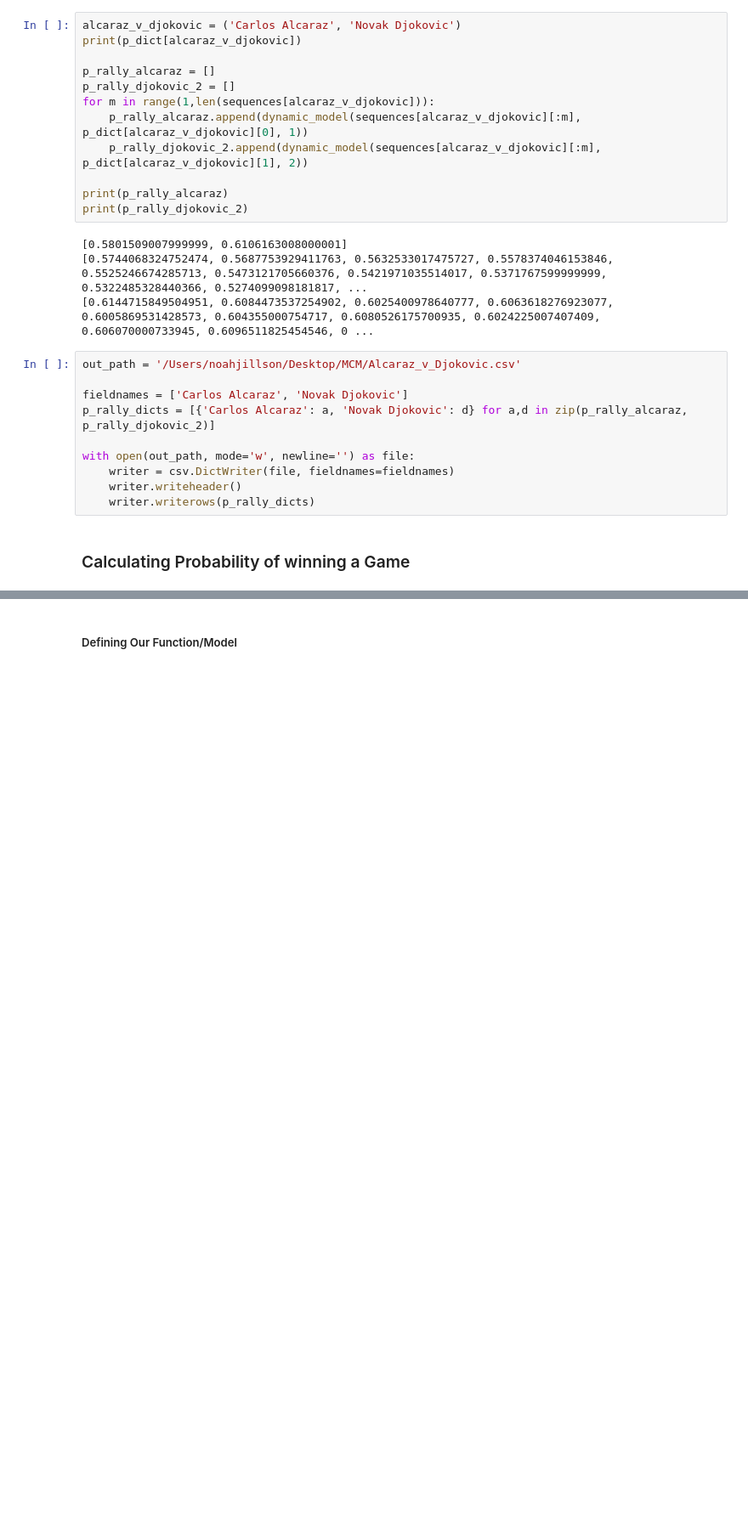
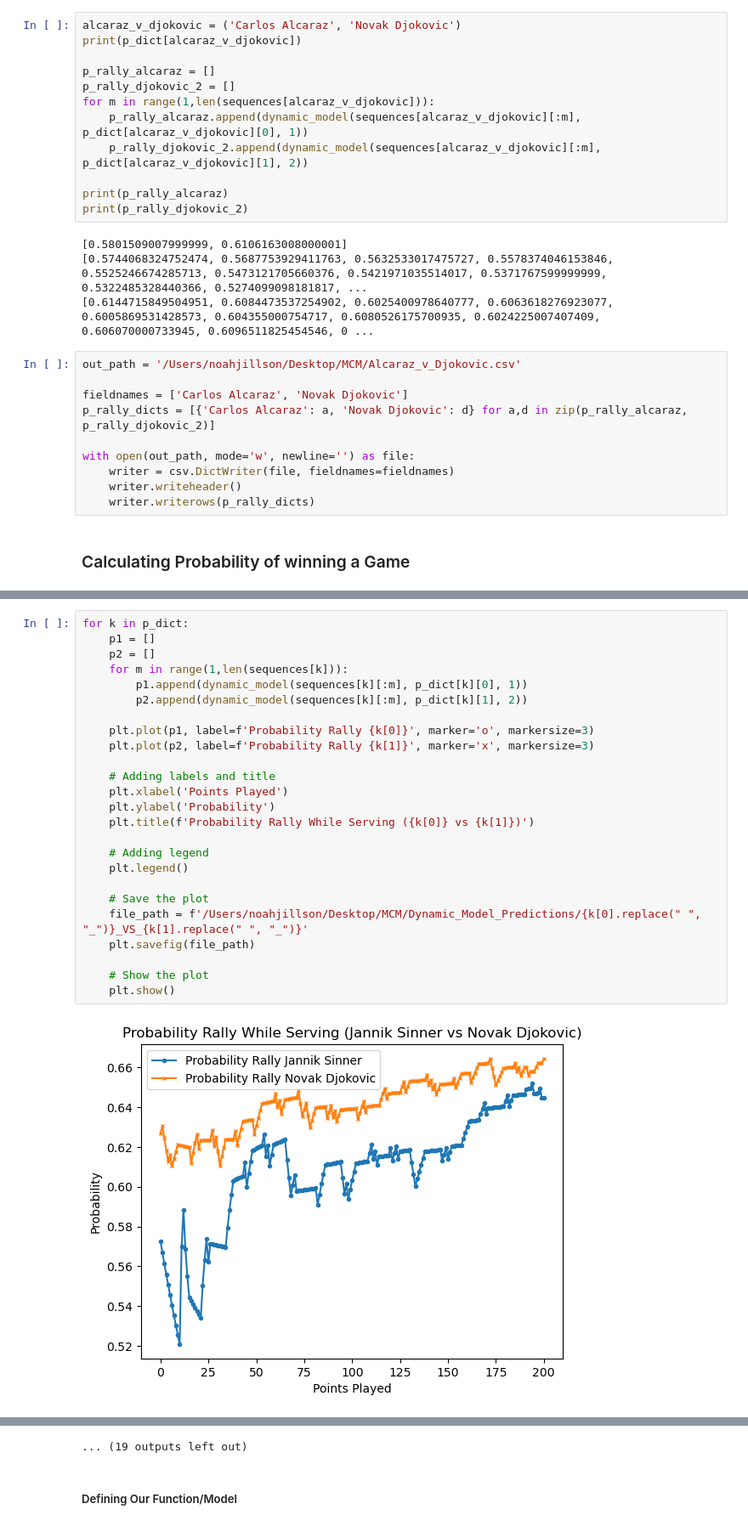
Before and after one commit to noahjillson/MCM-COMAP-Competition, a Jupyter notebook: dynamic_model.ipynb, the cells around one changed output, grey strips where cells are left out. Shown at 85% size. Saved outputs shown, nothing was run; the diff lists cells and outputs as text; blank space fills up the shorter version.

```diff
--- a/dynamic_model.ipynb
+++ b/dynamic_model.ipynb
@@ -154,0 +155,27 @@ plt.show()
+# %%
+for k in p_dict:
+    p1 = []
+    p2 = []
+    for m in range(1,len(sequences[k])):
+        p1.append(dynamic_model(sequences[k][:m], p_dict[k][0], 1))
+        p2.append(dynamic_model(sequences[k][:m], p_dict[k][1], 2))
+
+    plt.plot(p1, label=f'Probability Rally {k[0]}', marker='o', markersize=3)
+    plt.plot(p2, label=f'Probability Rally {k[1]}', marker='x', markersize=3)
+
+    # Adding labels and title
+    plt.xlabel('Points Played')
+    plt.ylabel('Probability')
+    plt.title(f'Probability Rally While Serving ({k[0]} vs {k[1]})')
+
+    # Adding legend
+    plt.legend()
+
+    # Save the plot
+    file_path = f'/Users/noahjillson/Desktop/MCM/Dynamic_Model_Predictions/{k[0].replace(" ", "_")}_VS_{k[1].replace(" ", "_")}'
+    plt.savefig(file_path)
+
+    # Show the plot
+    plt.show()
+# %% [output]
+[figure, added]
@@ -155,3 +193,4 @@ plt.show()
+... (19 outputs left out)
 # %% [markdown]
 ##### Defining Our Function/Model
 # %%
```
Also changed, not shown: parts of 10 cells of this notebook.
